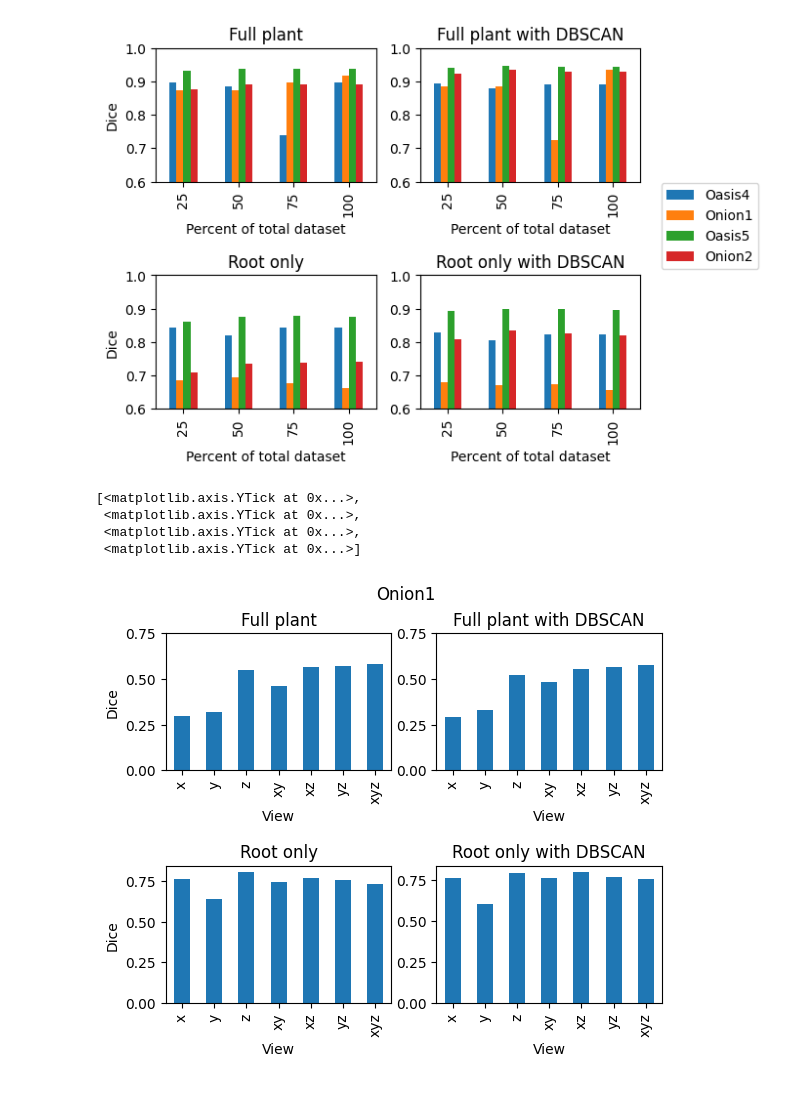
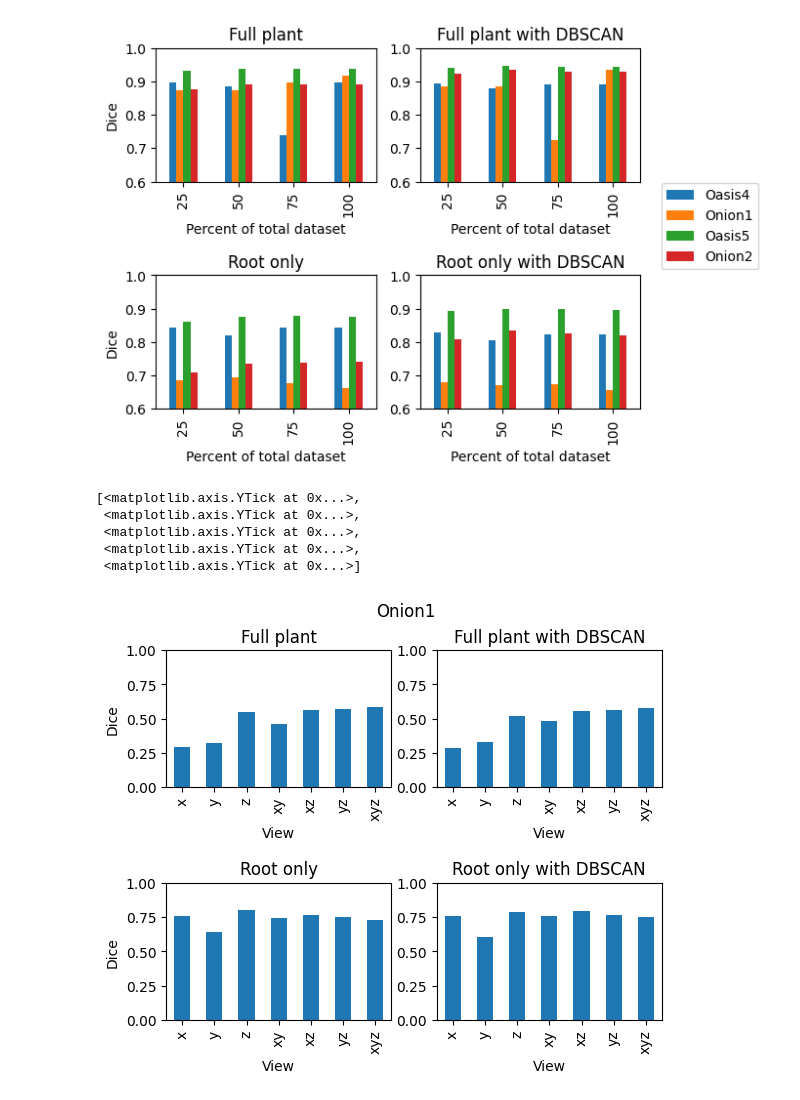
Before and after one commit to marybethcassity/3DRootSegmentation, a Jupyter notebook: pandas.ipynb, the cells around one changed output. Cells and saved outputs as stored; diff of their text form; code cells hidden in the pictures.

```diff
--- a/pandas.ipynb
+++ b/pandas.ipynb
@@ -55,36 +55,37 @@ df = df.drop(columns = ['cut','precision','recall','iou'])
 df2 = df2.drop(columns = ['cut','precision','recall','iou'])
 df3 = df3.drop(columns = ['cut_bottom','cut_top','precision','recall','iou']) #columns = ['cut_bottom','cut_top','precision','recall','iou'] if Onion1
 df4 = df4.drop(columns = ['cut_bottom','cut_top','precision','recall','iou']) #columns = ['cut_bottom','cut_top','precision','recall','iou'] if Onion1
 
 fig, axes = plt.subplots(nrows=2, ncols=2)
 plt.subplots_adjust(hspace=0.7)
 plt.suptitle('Onion1')
 fig.axes[0].set_ylabel('Dice')
 fig.axes[2].set_ylabel('Dice')
 
 ax = df.plot.bar(ax=axes[0,0], x = 'View', legend = False)
 ax.set(xlabel="View")
 ax.set_title("Full plant")
-ax.set_yticks([0.0,0.25,0.50,0.75])
+ax.set_yticks([0.0,0.25,0.50,0.75,1.0])
 
 ax2 = df2.plot.bar(ax=axes[0,1], x = 'View', legend = False)
 ax2.set(xlabel="View")
 ax2.set_title("Full plant with DBSCAN")
-ax2.set_yticks([0.0,0.25,0.50,0.75])
+ax2.set_yticks([0.0,0.25,0.50,0.75,1.0])
 
 ax3 = df3.plot.bar(ax=axes[1,0], x = 'View', legend = False)
 ax3.set(xlabel="View")
 ax3.set_title("Root only")
-ax3.set_yticks([0.0,0.25,0.50,0.75])
+ax3.set_yticks([0.0,0.25,0.50,0.75,1.0])
 
 ax4 = df4.plot.bar(ax=axes[1,1], x = 'View', legend = False)
 ax4.set(xlabel="View")
 ax4.set_title("Root only with DBSCAN")
-ax4.set_yticks([0.0,0.25,0.50,0.75])
+ax4.set_yticks([0.0,0.25,0.50,0.75,1.0])
 # %% [output]
 [<matplotlib.axis.YTick at 0x...>,
  <matplotlib.axis.YTick at 0x...>,
  <matplotlib.axis.YTick at 0x...>,
+ <matplotlib.axis.YTick at 0x...>,
  <matplotlib.axis.YTick at 0x...>]
-[figure, old version]
+[figure, new version]
 # %%
```
Also changed, not shown: parts of 6 cells of this notebook.
